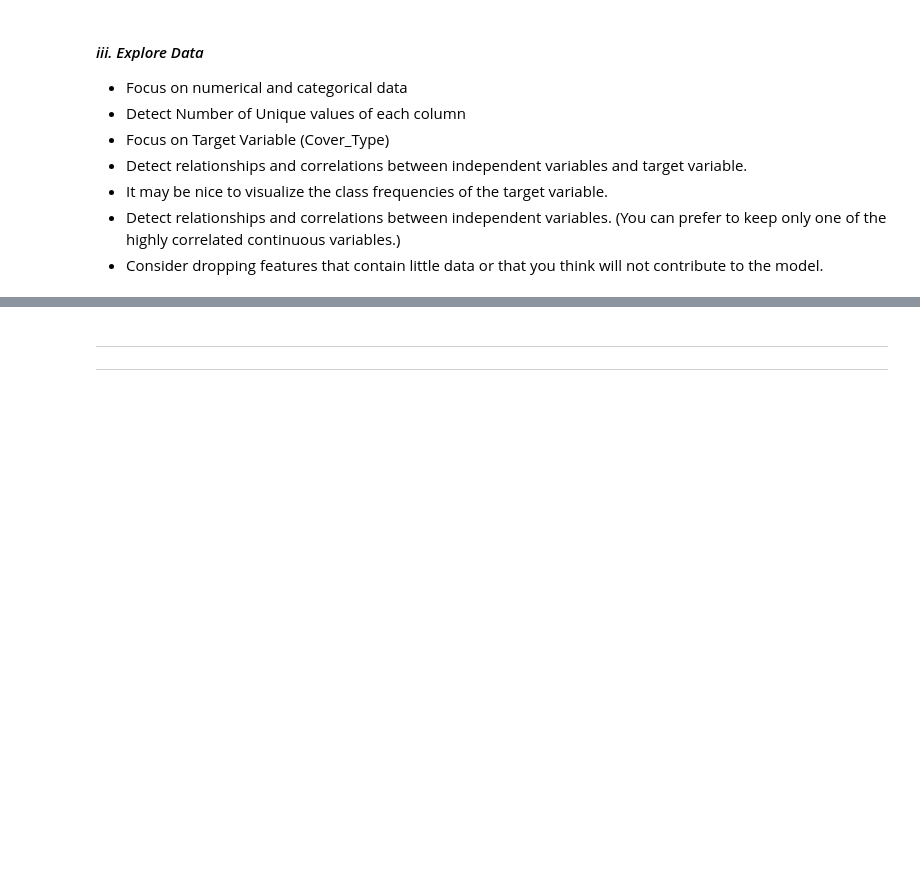
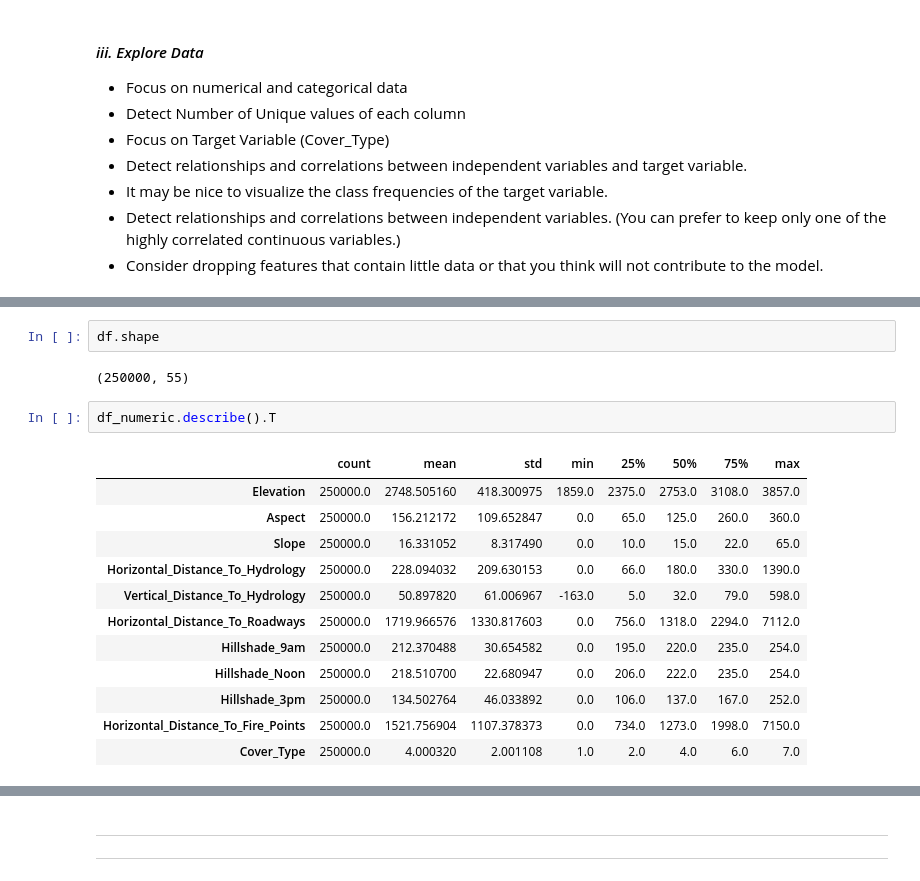
Before and after one commit to yasir5008/DS_-_ITF_Just_Working_Directory, a Jupyter notebook: ML/assignments/Tree_Types_Prediction_Classification_student.ipynb, the cells around one changed output, grey strips where cells are left out. Cells and saved outputs as stored; diff of their text form; blank space fills up the shorter version.

```diff
--- a/ML/assignments/Tree_Types_Prediction_Classification_student.ipynb
+++ b/ML/assignments/Tree_Types_Prediction_Classification_student.ipynb
@@ -96,0 +188,19 @@ Besides Numpy and Pandas, you need to import the necessary modules for data visu
+# %%
+df.shape
+# %% [output]
+(250000, 55)
+# %%
+df_numeric.describe().T
+# %% [output]
+|  | count | mean | std | min | 25% | 50% | 75% | max |
+| Elevation | 250000.0 | 2748.505160 | 418.300975 | 1859.0 | 2375.0 | 2753.0 | 3108.0 | 3857.0 |
+| Aspect | 250000.0 | 156.212172 | 109.652847 | 0.0 | 65.0 | 125.0 | 260.0 | 360.0 |
+| Slope | 250000.0 | 16.331052 | 8.317490 | 0.0 | 10.0 | 15.0 | 22.0 | 65.0 |
+| Horizontal_Distance_To_Hydrology | 250000.0 | 228.094032 | 209.630153 | 0.0 | 66.0 | 180.0 | 330.0 | 1390.0 |
+| Vertical_Distance_To_Hydrology | 250000.0 | 50.897820 | 61.006967 | -163.0 | 5.0 | 32.0 | 79.0 | 598.0 |
+| Horizontal_Distance_To_Roadways | 250000.0 | 1719.966576 | 1330.817603 | 0.0 | 756.0 | 1318.0 | 2294.0 | 7112.0 |
+| Hillshade_9am | 250000.0 | 212.370488 | 30.654582 | 0.0 | 195.0 | 220.0 | 235.0 | 254.0 |
+| Hillshade_Noon | 250000.0 | 218.510700 | 22.680947 | 0.0 | 206.0 | 222.0 | 235.0 | 254.0 |
+| Hillshade_3pm | 250000.0 | 134.502764 | 46.033892 | 0.0 | 106.0 | 137.0 | 167.0 | 252.0 |
+| Horizontal_Distance_To_Fire_Points | 250000.0 | 1521.756904 | 1107.378373 | 0.0 | 734.0 | 1273.0 | 1998.0 | 7150.0 |
+| Cover_Type | 250000.0 | 4.000320 | 2.001108 | 1.0 | 2.0 | 4.0 | 6.0 | 7.0 |
```
Also changed, not shown: parts of 20 cells of this notebook.
